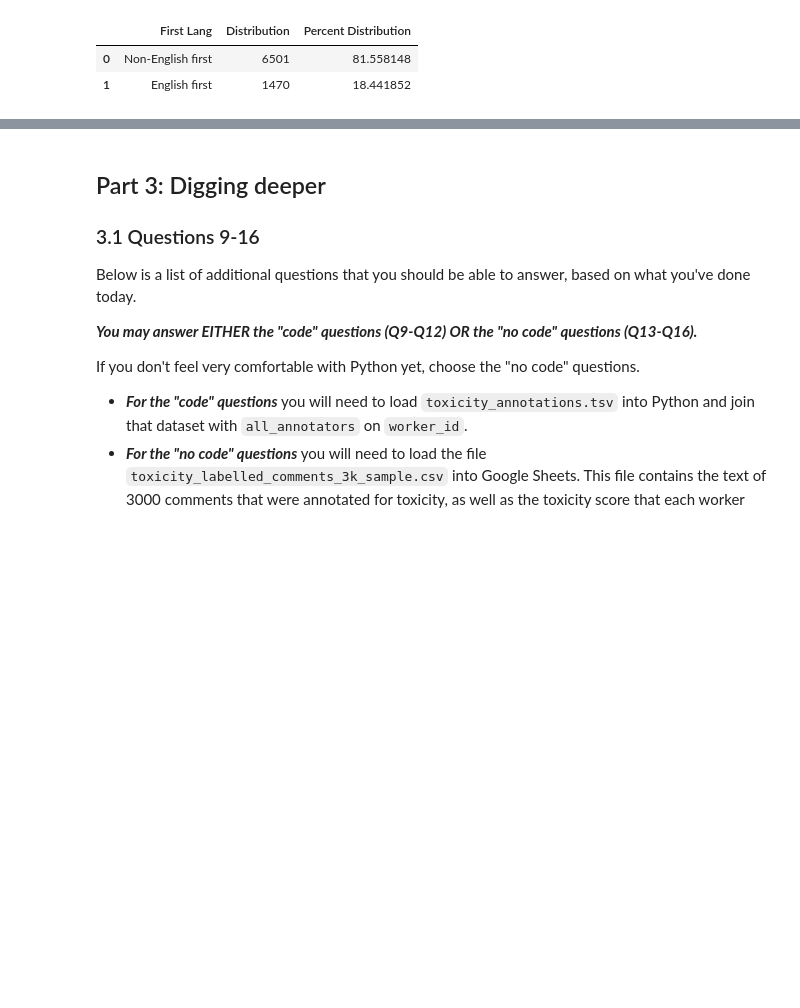
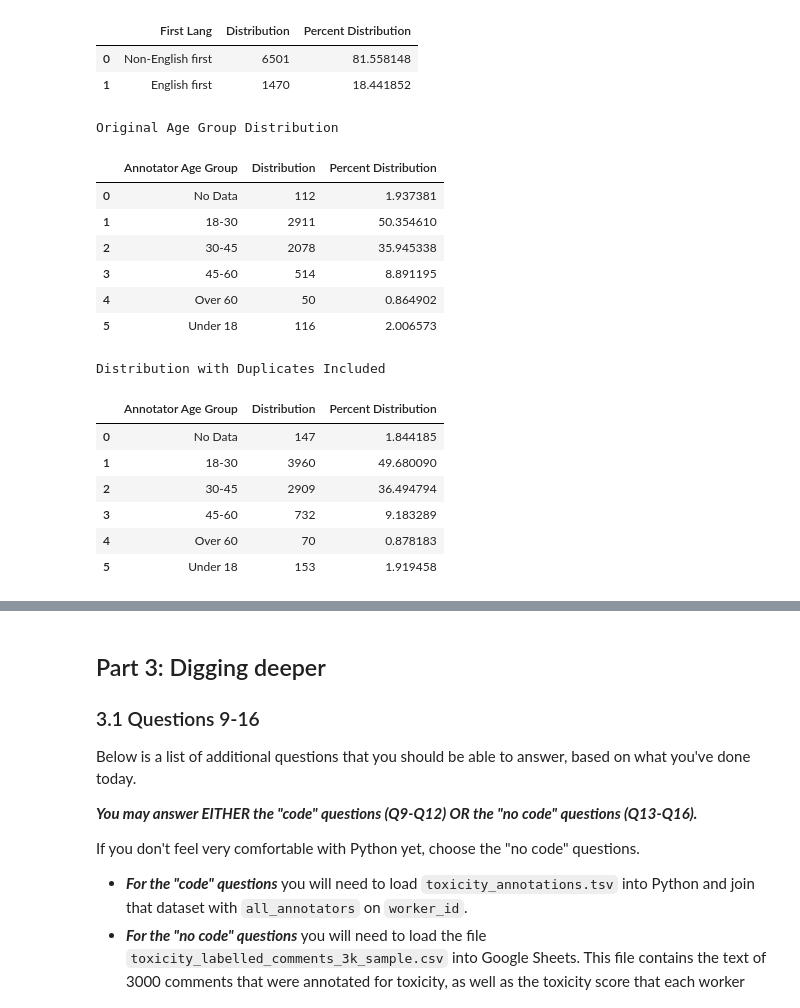
Before and after one commit to linvariel/hcde-410, a Jupyter notebook: A2/hcde410-a2.ipynb, the cells around one changed output, grey strips where cells are left out. Cells and saved outputs as stored; diff of their text form; code cells hidden in the pictures; blank space fills up the shorter version.

```diff
--- a/A2/hcde410-a2.ipynb
+++ b/A2/hcde410-a2.ipynb
@@ -791,23 +773,3 @@ Distribution with Duplicates Included
 |  | First Lang | Distribution | Percent Distribution |
 | 0 | Non-English first | 6501 | 81.558148 |
 | 1 | English first | 1470 | 18.441852 |
-# %%
-# AGE GROUP DISTRIBUTION
-age_groups = list(sorted(set(all_annotators_df['age_group'])))
-vals = age_groups
-# updates empty value to give a more understandable label
-for i in range(len(vals)):
-    if vals[i] == '':
-        vals[i] = 'No Data'
-
-age_group_counts = distribution_list(all_annotators_df, 'age_group')
-
-ages_df = pd.DataFrame({
-    'Annotator Age Group': vals,
-    'Distribution': age_group_counts
-})
-
-print("Original Age Group Distribution")
-percent_distribution(ages_df, all_annotators_df)
-
-# Statistics with Duplicates for Question 3
@@ -827,0 +776,34 @@ percent_distribution(edu_df, all_annotators_df)
+# %%
+# AGE GROUP DISTRIBUTION
+
+print("Original Age Group Distribution")
+percent_distribution(ages_df, all_annotators_df)
+
+
+# Statistics with Duplicates for Question 3
+age_group_counts_dup = distribution_list(annotators_with_dupes, 'age_group')
+
+ages_df_dupe = pd.DataFrame({
+    'Annotator Age Group': vals,
+    'Distribution': age_group_counts_dup
+})
+
+print("\nDistribution with Duplicates Included")
+percent_distribution(ages_df_dupe, annotators_with_dupes)
+# %% [output]
+Original Age Group Distribution
+|  | Annotator Age Group | Distribution | Percent Distribution |
+| 0 | No Data | 112 | 1.937381 |
+| 1 | 18-30 | 2911 | 50.354610 |
+| 2 | 30-45 | 2078 | 35.945338 |
+| 3 | 45-60 | 514 | 8.891195 |
+| 4 | Over 60 | 50 | 0.864902 |
+| 5 | Under 18 | 116 | 2.006573 |
+Distribution with Duplicates Included
+|  | Annotator Age Group | Distribution | Percent Distribution |
+| 0 | No Data | 147 | 1.844185 |
+| 1 | 18-30 | 3960 | 49.680090 |
+| 2 | 30-45 | 2909 | 36.494794 |
+| 3 | 45-60 | 732 | 9.183289 |
+| 4 | Over 60 | 70 | 0.878183 |
+| 5 | Under 18 | 153 | 1.919458 |
```
Also changed, not shown: parts of 8 cells of this notebook.
